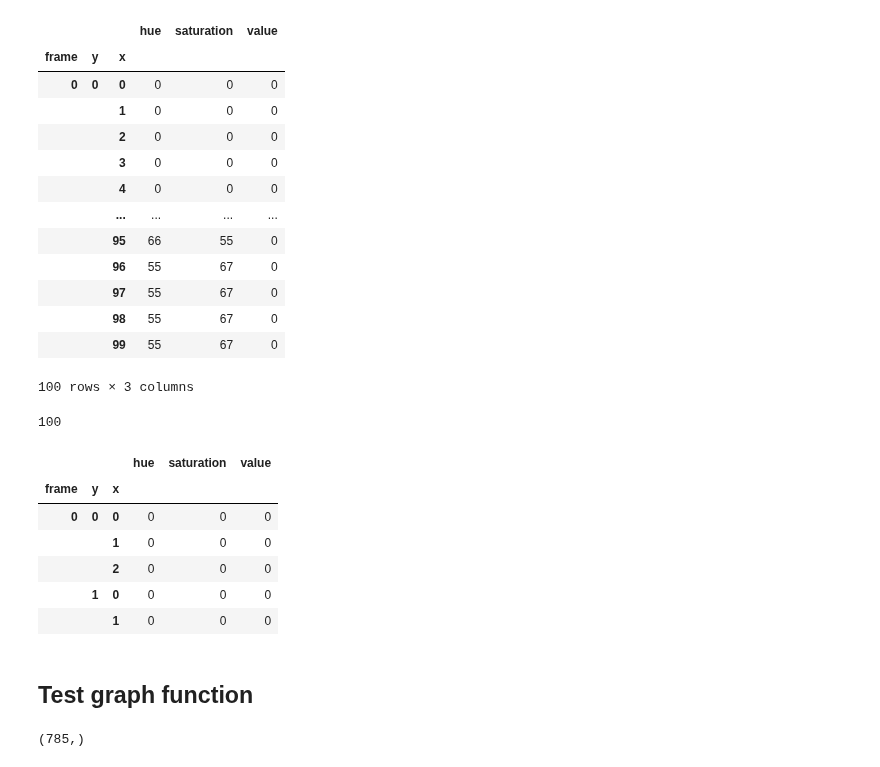
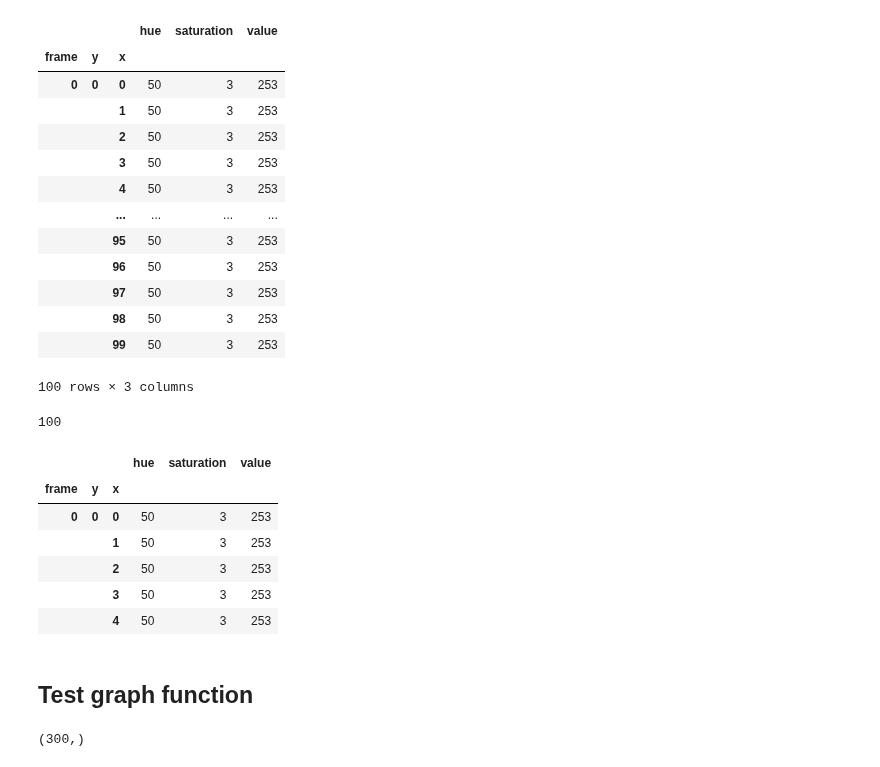
Before and after one commit to dream-team-nadia-woody/epilator, a Jupyter notebook: graph_testing.ipynb, the cells around one changed output. Saved outputs shown, nothing was run; the diff lists cells and outputs as text; code cells hidden in the pictures.

Commit message:
video generation stuff

```diff
--- a/graph_testing.ipynb
+++ b/graph_testing.ipynb
@@ -14,23 +15,22 @@ warnings.simplefilter("ignore")
 %config InlineBackend.figure_format = 'retina'
 # %%
 reload(v)
-df = v.get_vid_df('videos/Banned Pokemon Seizure Scene.mp4')
-df = v.mask_values(df, 190)
+df = v.get_vid_df('videos/black_white_flash.mp4')
 df.iloc[0:100]
 # %% [output]
 |  |  |  | hue | saturation | value |
 | frame | y | x |  |  |  |
-| 0 | 0 | 0 | 0 | 0 | 0 |
-|  |  | 1 | 0 | 0 | 0 |
-|  |  | 2 | 0 | 0 | 0 |
-|  |  | 3 | 0 | 0 | 0 |
-|  |  | 4 | 0 | 0 | 0 |
+| 0 | 0 | 0 | 50 | 3 | 253 |
+|  |  | 1 | 50 | 3 | 253 |
+|  |  | 2 | 50 | 3 | 253 |
+|  |  | 3 | 50 | 3 | 253 |
+|  |  | 4 | 50 | 3 | 253 |
 |  |  | ... | ... | ... | ... |
-|  |  | 95 | 66 | 55 | 0 |
-|  |  | 96 | 55 | 67 | 0 |
-|  |  | 97 | 55 | 67 | 0 |
-|  |  | 98 | 55 | 67 | 0 |
-|  |  | 99 | 55 | 67 | 0 |
+|  |  | 95 | 50 | 3 | 253 |
+|  |  | 96 | 50 | 3 | 253 |
+|  |  | 97 | 50 | 3 | 253 |
+|  |  | 98 | 50 | 3 | 253 |
+|  |  | 99 | 50 | 3 | 253 |
 100 rows × 3 columns
 # %%
 df.attrs['width']
@@ -41,16 +41,16 @@ df.iloc[:5]
 # %% [output]
 |  |  |  | hue | saturation | value |
 | frame | y | x |  |  |  |
-| 0 | 0 | 0 | 0 | 0 | 0 |
-|  |  | 1 | 0 | 0 | 0 |
-|  |  | 2 | 0 | 0 | 0 |
-|  | 1 | 0 | 0 | 0 | 0 |
-|  |  | 1 | 0 | 0 | 0 |
+| 0 | 0 | 0 | 50 | 3 | 253 |
+|  |  | 1 | 50 | 3 | 253 |
+|  |  | 2 | 50 | 3 | 253 |
+|  |  | 3 | 50 | 3 | 253 |
+|  |  | 4 | 50 | 3 | 253 |
 # %% [markdown]
 ## Test graph function
 # %%
 df.index.levels[0].shape
 # %% [output]
-(785,)
+(300,)
 # %%
 reload(g)
```
Also changed, not shown: parts of 2 cells of this notebook, 2 other files.
